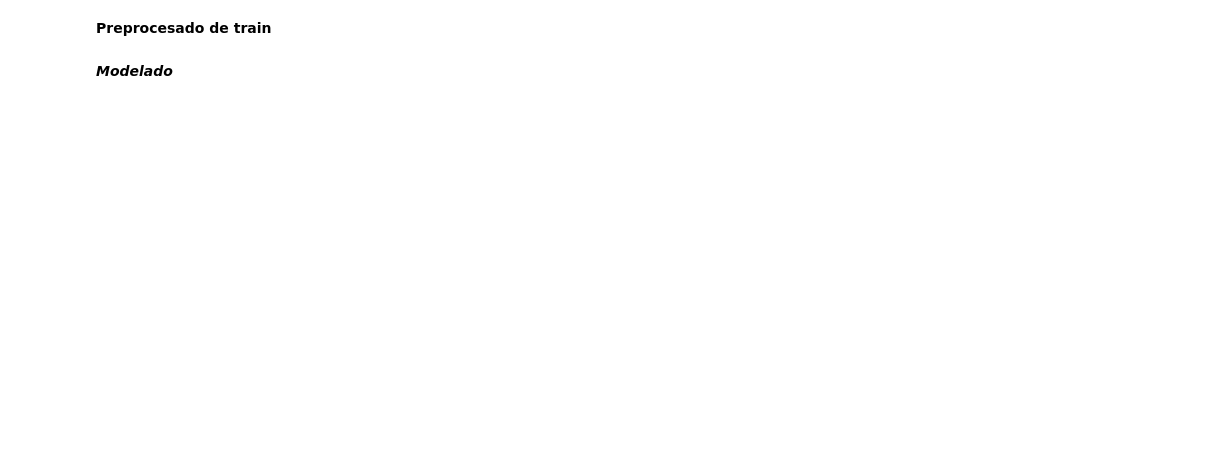
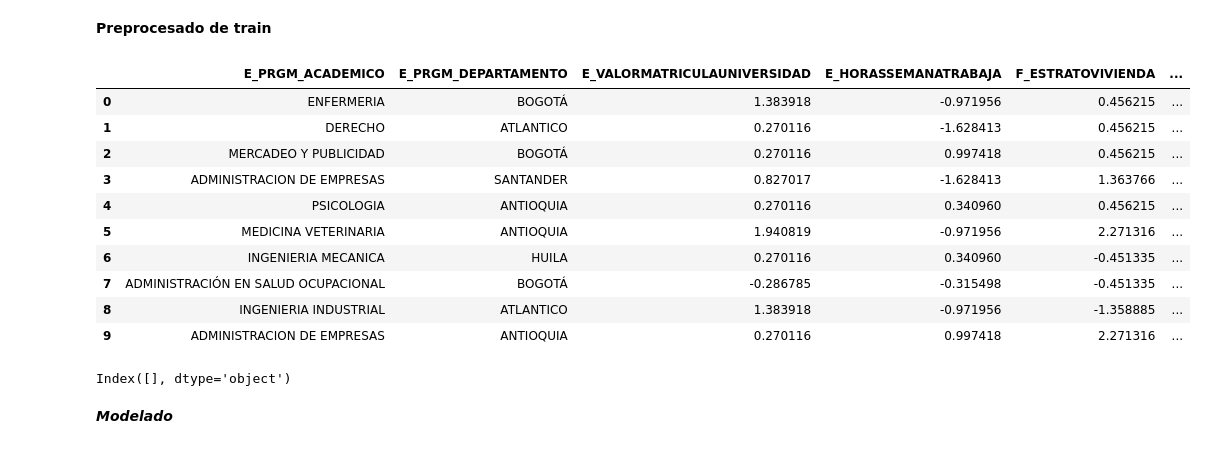
Before and after one commit to CarlosMejia07/Proyecto-Kaggle-UdeA-20252, a Jupyter notebook: 04 - Second_attempt.ipynb, the cells around one changed output. Drawn from its saved outputs; the diff is of its cells as text; code cells hidden in the pictures; blank space fills up the shorter version.

```diff
--- a/04 - Second_attempt.ipynb
+++ b/04 - Second_attempt.ipynb
@@ -114,47 +139,53 @@ orden_trabajo = [
 encoder = OrdinalEncoder(categories=[orden_trabajo])
 z_clean['E_HORASSEMANATRABAJA'] = encoder.fit_transform(z_clean[['E_HORASSEMANATRABAJA']])
 
-#Ahora las variables nominales (no tienen orden específico)
-# Se realiza un One-Hot Encoding
-z_clean = pd.get_dummies(z_clean, columns=['E_PRGM_DEPARTAMENTO', 'E_PRGM_ACADEMICO'])
-
-# Guarda las columnas de X
-X = z_clean.drop(columns=['RENDIMIENTO_GLOBAL'])
-train_columns = X.columns
-
 #Estandarizado de las variables ordinales, necesario o no según el o los modelos que se usarán
 # Con media = 0, desviación estándar = 1
 from sklearn.preprocessing import StandardScaler
 
 scaler = StandardScaler()
 cols_ordinales = ['E_HORASSEMANATRABAJA', 'F_ESTRATOVIVIENDA',
                   'E_VALORMATRICULAUNIVERSIDAD', 'F_EDUCACIONPADRE', 'F_EDUCACIONMADRE']
 
 z_clean[cols_ordinales] = scaler.fit_transform(z_clean[cols_ordinales])
 
 # Variables numéricas
 from sklearn.preprocessing import StandardScaler
 
 scaler = StandardScaler()
 cols_numericas = ['INDICADOR_1', 'INDICADOR_2', 'INDICADOR_3', 'INDICADOR_4']
 
 z_clean[cols_numericas] = scaler.fit_transform(z_clean[cols_numericas])
 
 #Variable objetivo
 # Definimos el orden lógico
 orden = ['bajo', 'medio-bajo', 'medio-alto', 'alto']
 
 z_clean['RENDIMIENTO_GLOBAL'] = pd.Categorical(
     z_clean['RENDIMIENTO_GLOBAL'],
     categories=orden,
     ordered=True
 ).codes
 
 # Visualización de los datos
 z_clean.head(10)
+# %% [output]
+|  | E_PRGM_ACADEMICO | E_PRGM_DEPARTAMENTO | E_VALORMATRICULAUNIVERSIDAD | E_HORASSEMANATRABAJA | F_ESTRATOVIVIENDA | ... |
+| 0 | ENFERMERIA | BOGOTÁ | 1.383918 | -0.971956 | 0.456215 | ... |
+| 1 | DERECHO | ATLANTICO | 0.270116 | -1.628413 | 0.456215 | ... |
+| 2 | MERCADEO Y PUBLICIDAD | BOGOTÁ | 0.270116 | 0.997418 | 0.456215 | ... |
+| 3 | ADMINISTRACION DE EMPRESAS | SANTANDER | 0.827017 | -1.628413 | 1.363766 | ... |
+| 4 | PSICOLOGIA | ANTIOQUIA | 0.270116 | 0.340960 | 0.456215 | ... |
+| 5 | MEDICINA VETERINARIA | ANTIOQUIA | 1.940819 | -0.971956 | 2.271316 | ... |
+| 6 | INGENIERIA MECANICA | HUILA | 0.270116 | 0.340960 | -0.451335 | ... |
+| 7 | ADMINISTRACIÓN EN SALUD OCUPACIONAL | BOGOTÁ | -0.286785 | -0.315498 | -0.451335 | ... |
+| 8 | INGENIERIA INDUSTRIAL | ATLANTICO | 1.383918 | -0.971956 | -1.358885 | ... |
+| 9 | ADMINISTRACION DE EMPRESAS | ANTIOQUIA | 0.270116 | 0.997418 | 2.271316 | ... |
 # %%
 object_cols = X.select_dtypes(include='object').columns
 print(object_cols)
+# %% [output]
+Index([], dtype='object')
 # %% [markdown]
 ***Modelado***
 # %%
```
Also changed, not shown: parts of 7 cells of this notebook.
